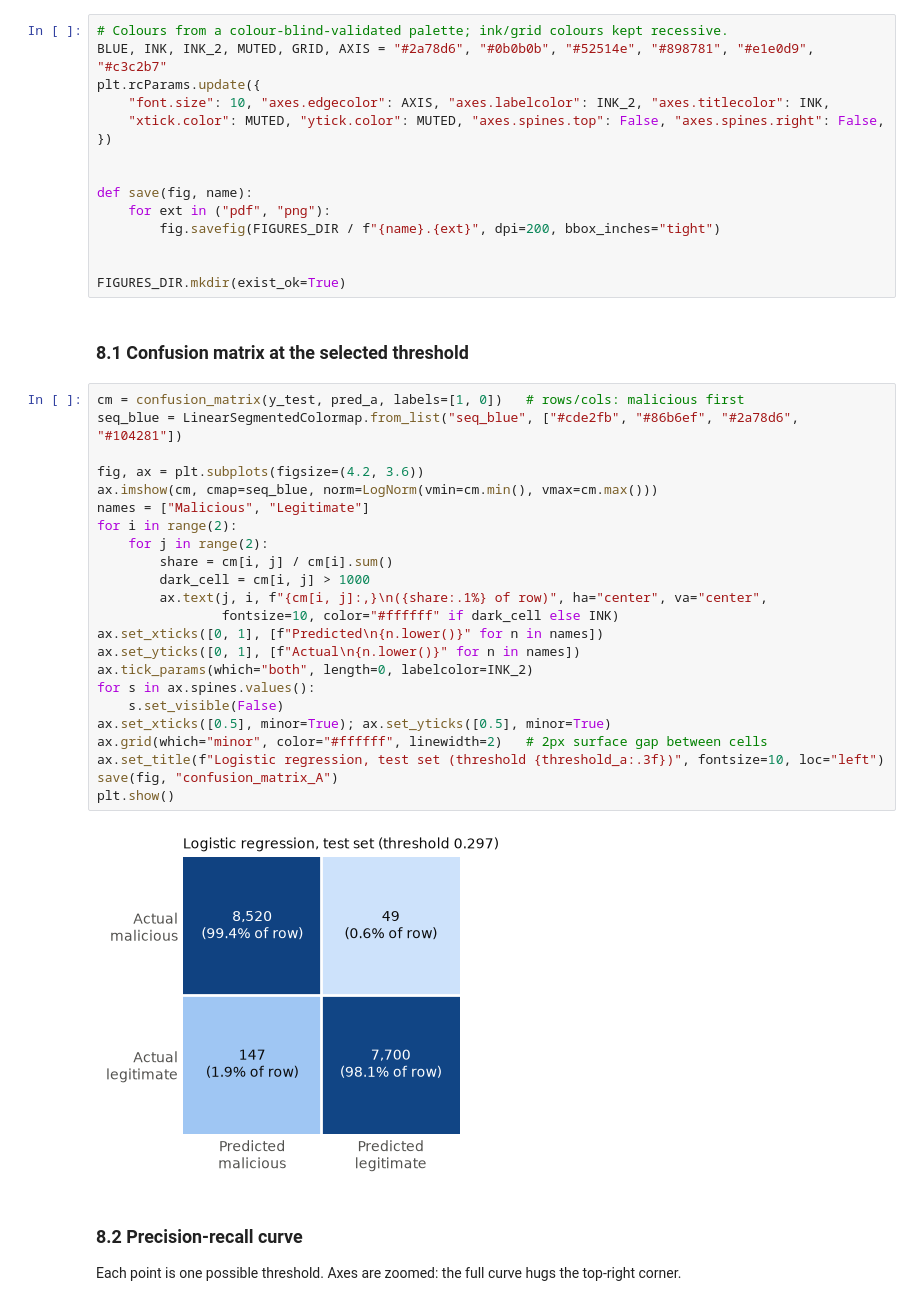
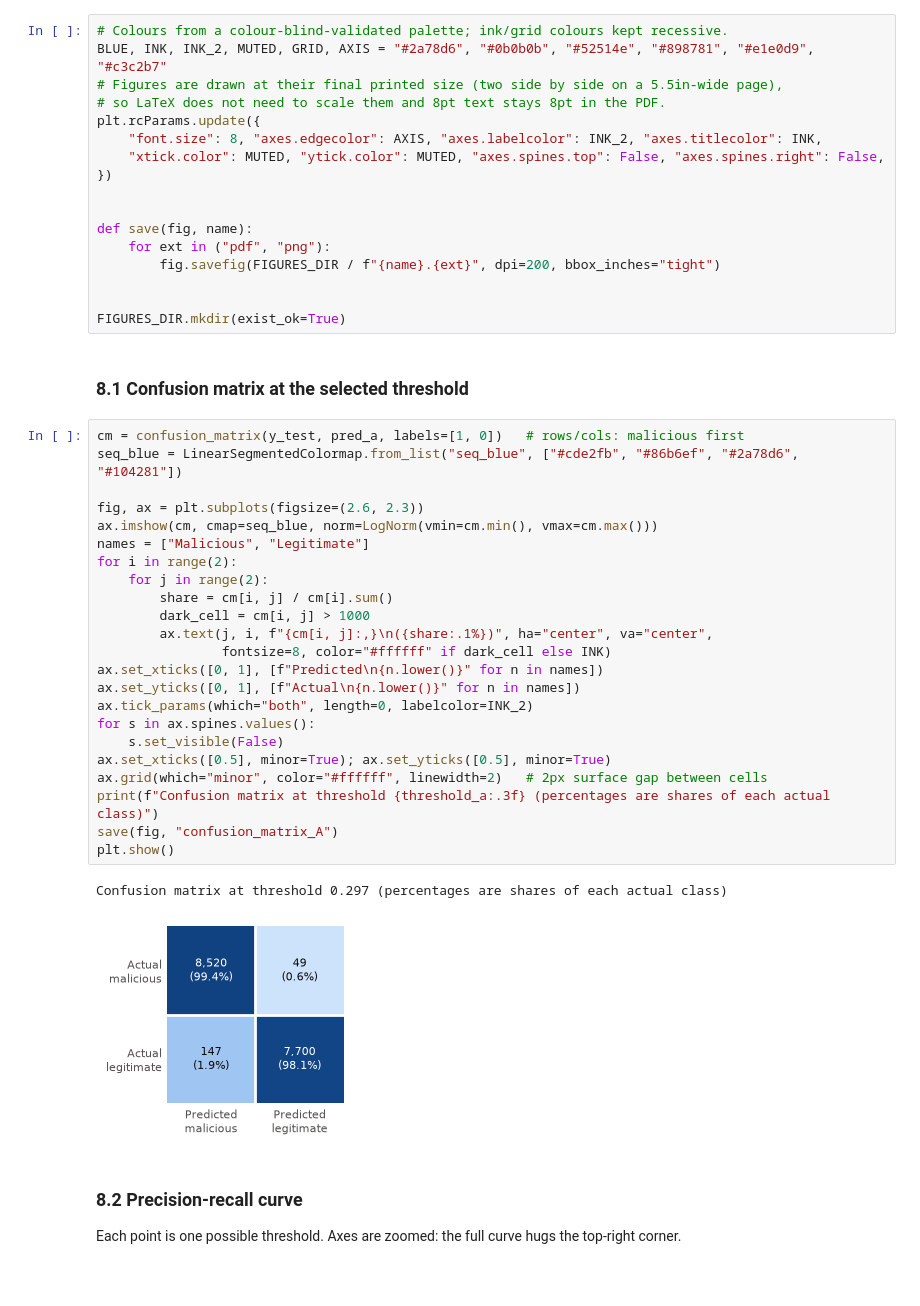
Before and after one commit to victorr-cm/phishing-email-classifier, a Jupyter notebook: phishing_classifier.ipynb, the cells around one changed output. Drawn from its saved outputs; the diff is of its cells as text; blank space fills up the shorter version.

```diff
--- a/phishing_classifier.ipynb
+++ b/phishing_classifier.ipynb
@@ -286,8 +286,10 @@ McNemar exact p-value = 0.2945  -> NOT significant at 5%
 # %%
 # Colours from a colour-blind-validated palette; ink/grid colours kept recessive.
 BLUE, INK, INK_2, MUTED, GRID, AXIS = "#2a78d6", "#0b0b0b", "#52514e", "#898781", "#e1e0d9", "#c3c2b7"
+# Figures are drawn at their final printed size (two side by side on a 5.5in-wide page),
+# so LaTeX does not need to scale them and 8pt text stays 8pt in the PDF.
 plt.rcParams.update({
-    "font.size": 10, "axes.edgecolor": AXIS, "axes.labelcolor": INK_2, "axes.titlecolor": INK,
+    "font.size": 8, "axes.edgecolor": AXIS, "axes.labelcolor": INK_2, "axes.titlecolor": INK,
     "xtick.color": MUTED, "ytick.color": MUTED, "axes.spines.top": False, "axes.spines.right": False,
 })
 
@@ -303,28 +305,29 @@ FIGURES_DIR.mkdir(exist_ok=True)
 # %%
 cm = confusion_matrix(y_test, pred_a, labels=[1, 0])   # rows/cols: malicious first
 seq_blue = LinearSegmentedColormap.from_list("seq_blue", ["#cde2fb", "#86b6ef", "#2a78d6", "#104281"])
 
-fig, ax = plt.subplots(figsize=(4.2, 3.6))
+fig, ax = plt.subplots(figsize=(2.6, 2.3))
 ax.imshow(cm, cmap=seq_blue, norm=LogNorm(vmin=cm.min(), vmax=cm.max()))
 names = ["Malicious", "Legitimate"]
 for i in range(2):
     for j in range(2):
         share = cm[i, j] / cm[i].sum()
         dark_cell = cm[i, j] > 1000
-        ax.text(j, i, f"{cm[i, j]:,}\n({share:.1%} of row)", ha="center", va="center",
-                fontsize=10, color="#ffffff" if dark_cell else INK)
+        ax.text(j, i, f"{cm[i, j]:,}\n({share:.1%})", ha="center", va="center",
+                fontsize=8, color="#ffffff" if dark_cell else INK)
 ax.set_xticks([0, 1], [f"Predicted\n{n.lower()}" for n in names])
 ax.set_yticks([0, 1], [f"Actual\n{n.lower()}" for n in names])
 ax.tick_params(which="both", length=0, labelcolor=INK_2)
 for s in ax.spines.values():
     s.set_visible(False)
 ax.set_xticks([0.5], minor=True); ax.set_yticks([0.5], minor=True)
 ax.grid(which="minor", color="#ffffff", linewidth=2)   # 2px surface gap between cells
-ax.set_title(f"Logistic regression, test set (threshold {threshold_a:.3f})", fontsize=10, loc="left")
+print(f"Confusion matrix at threshold {threshold_a:.3f} (percentages are shares of each actual class)")
 save(fig, "confusion_matrix_A")
 plt.show()
 # %% [output]
+Confusion matrix at threshold 0.297 (percentages are shares of each actual class)
-[figure, old version]
+[figure, new version]
 # %% [markdown]
 ### 8.2 Precision-recall curve
 Each point is one possible threshold. Axes are zoomed: the full curve hugs the top-right corner.
```
Also changed, not shown: parts of 8 cells of this notebook, 8 other files.
